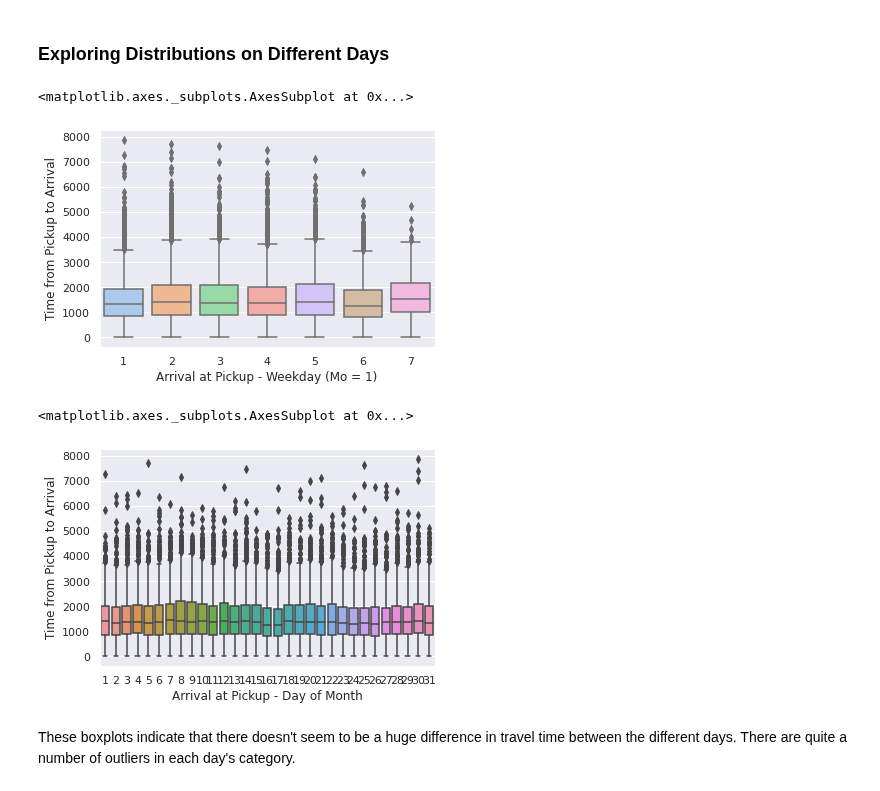
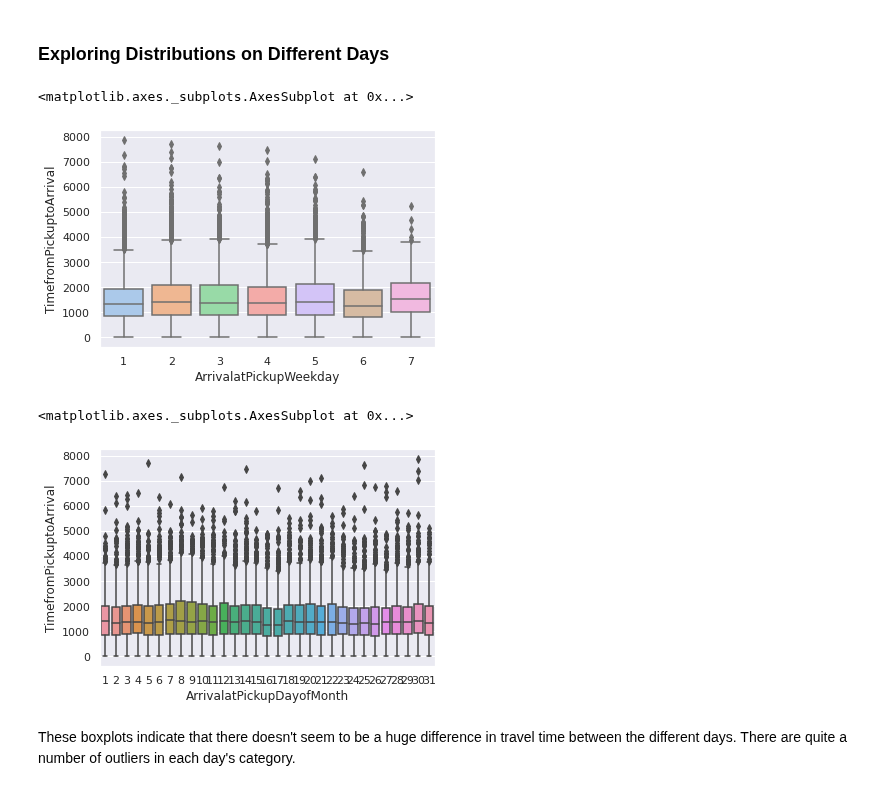
Before and after one commit to monicafar147/logistics-challenge, a Jupyter notebook: cleaned.ipynb, the cells around one changed output. Drawn from its saved outputs; the diff is of its cells as text; code cells hidden in the pictures.

Commit message:
Changed column names in entire notebook

```diff
--- a/cleaned.ipynb
+++ b/cleaned.ipynb
@@ -90,0 +93,6 @@ train.describe()
+# %%
+train.columns = [col.replace("-"," ") for col in train.columns]
+train.columns = [col.replace("(Mo = 1)"," ") for col in train.columns]
+train.columns = [col.replace(" ","") for col in train.columns]
+
+train.head()
@@ -151,7 +167,7 @@ By just eyeing the first few rows of the data, it seems that the order might ten
 # %%
 # Creating a column that calculates the difference between when the
 # order was made and when the order was picked up
-train['placement_pickup'] = train['Pickup - Day of Month'] - train['Placement - Day of Month']
+train['placement_pickup'] = train['PickupDayofMonth'] - train['PlacementDayofMonth']
 print(train[train['placement_pickup'] > 0])
 
 # Dropping the calculated column
@@ -171,29 +187,29 @@ It can therefore be suggested that when training the model, we only include one
 ### Exploring Distributions on Different Days
 # %%
 # Converting relevant columns into categorical data types
-train['Vehicle Type'] = train['Vehicle Type'].astype('category')
-train['Platform Type'] = train['Platform Type'].astype('category')
-train['Personal or Business'] = train['Personal or Business'].astype('category')
+train['VehicleType'] = train['VehicleType'].astype('category')
+train['PlatformType'] = train['PlatformType'].astype('category')
+train['PersonalorBusiness'] = train['PersonalorBusiness'].astype('category')
 
-train['Placement - Day of Month'] = train['Placement - Day of Month'].astype('category')
-train['Placement - Weekday (Mo = 1)'] = train['Placement - Weekday (Mo = 1)'].astype('category')
-train['Confirmation - Day of Month'] = train['Confirmation - Day of Month'].astype('category')
-train['Confirmation - Weekday (Mo = 1)'] = train['Confirmation - Weekday (Mo = 1)'].astype('category')
+train['PlacementDayofMonth'] = train['PlacementDayofMonth'].astype('category')
+train['PlacementWeekday'] = train['PlacementWeekday'].astype('category')
+train['ConfirmationDayofMonth'] = train['ConfirmationDayofMonth'].astype('category')
+train['ConfirmationWeekday'] = train['ConfirmationWeekday'].astype('category')
 
-train['Arrival at Pickup - Day of Month'] = train['Arrival at Pickup - Day of Month'].astype('category')
-train['Arrival at Pickup - Weekday (Mo = 1)'] = train['Arrival at Pickup - Weekday (Mo = 1)'].astype('category')
-train['Arrival at Destination - Day of Month'] = train['Arrival at Destination - Day of Month'].astype('category')
-train['Arrival at Destination - Weekday (Mo = 1)'] = train['Arrival at Destination - Weekday (Mo = 1)'].astype('category')
+train['ArrivalatPickupDayofMonth'] = train['ArrivalatPickupDayofMonth'].astype('category')
+train['ArrivalatPickupWeekday'] = train['ArrivalatPickupWeekday'].astype('category')
+train['ArrivalatDestinationDayofMonth'] = train['ArrivalatDestinationDayofMonth'].astype('category')
+train['ArrivalatDestinationWeekday'] = train['ArrivalatDestinationWeekday'].astype('category')
 # %%
-sns.boxplot(x='Arrival at Pickup - Weekday (Mo = 1)', y='Time from Pickup to Arrival', data=train)
+sns.boxplot(x='ArrivalatPickupWeekday', y='TimefromPickuptoArrival', data=train)
 # %% [output]
 <matplotlib.axes._subplots.AxesSubplot at 0x...>
-[figure, old version]
+[figure, new version]
 # %%
-sns.boxplot(x='Arrival at Pickup - Day of Month', y='Time from Pickup to Arrival', data=train)
+sns.boxplot(x='ArrivalatPickupDayofMonth', y='TimefromPickuptoArrival', data=train)
 # %% [output]
 <matplotlib.axes._subplots.AxesSubplot at 0x...>
-[figure, old version]
+[figure, new version]
 # %% [markdown]
 These boxplots indicate that there doesn't seem to be a huge difference in travel time between the different days. There are quite a number of outliers in each day's category.
 # %% [markdown]
```
Also changed, not shown: parts of 17 cells of this notebook.
